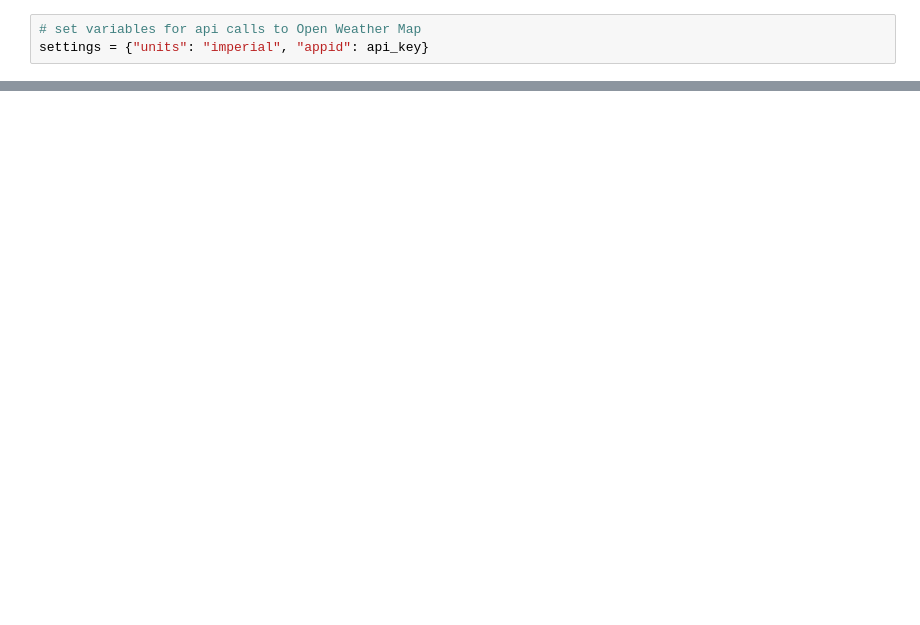
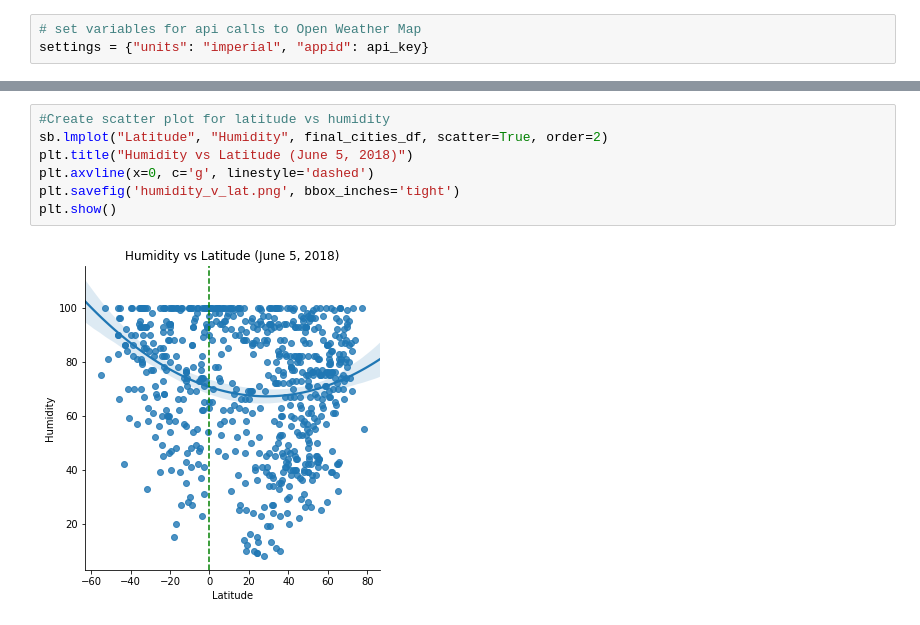
Before and after one commit to rglukins/bootcamp_homework, a Jupyter notebook: python_api_challenge/weatherPy.ipynb, the cells around one changed output, grey strips where cells are left out. Cells and saved outputs as stored; diff of their text form; blank space fills up the shorter version.

```diff
--- a/python_api_challenge/weatherPy.ipynb
+++ b/python_api_challenge/weatherPy.ipynb
@@ -195,0 +206,9 @@ final_cities_df.head()
+# %%
+#Create scatter plot for latitude vs humidity
+sb.lmplot("Latitude", "Humidity", final_cities_df, scatter=True, order=2)
+plt.title("Humidity vs Latitude (June 5, 2018)")
+plt.axvline(x=0, c='g', linestyle='dashed')
+plt.savefig('humidity_v_lat.png', bbox_inches='tight')
+plt.show()
+# %% [output]
+[figure, added]
```
Also changed, not shown: parts of 18 cells of this notebook, 7 other files.
